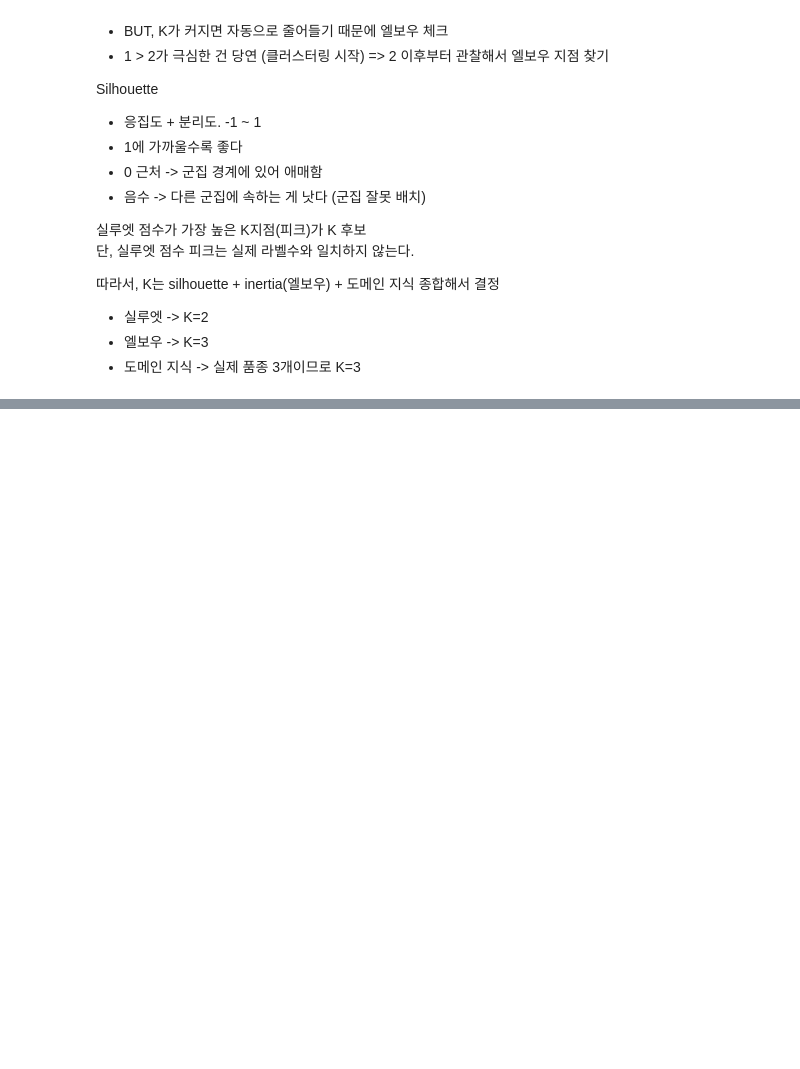
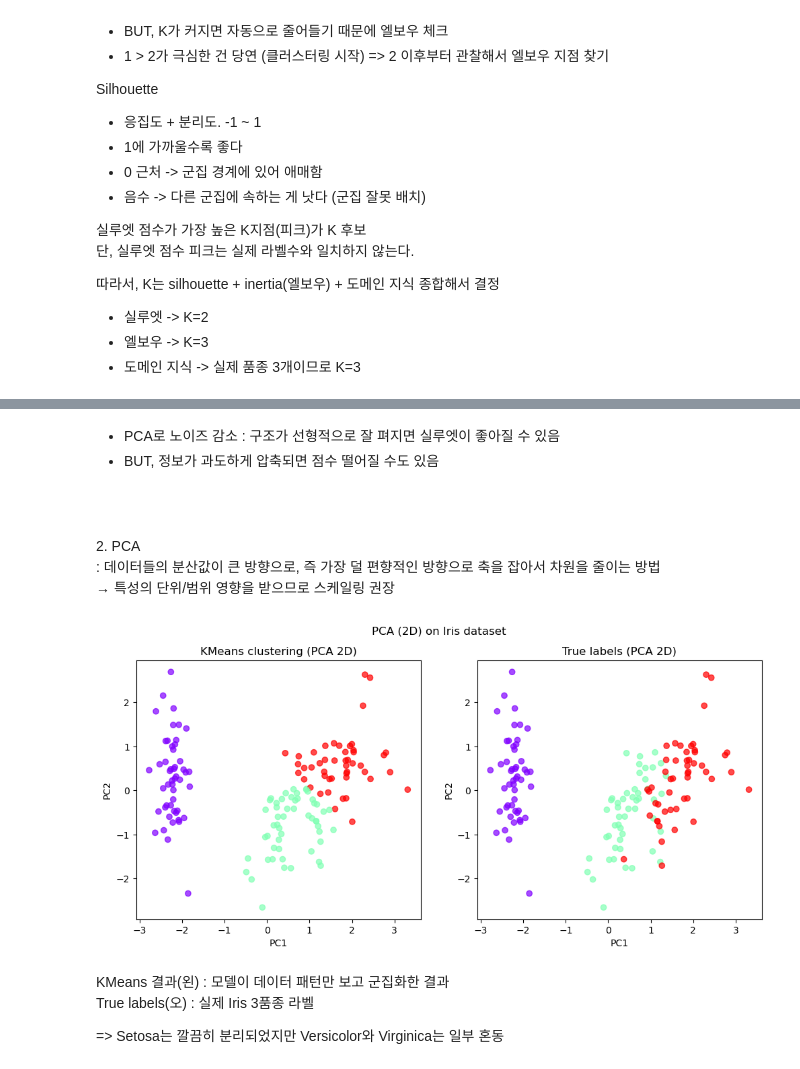
Before and after one commit to atleast10years/ai-ml, a Jupyter notebook: unsupervised_learning.ipynb, the cells around one changed output, grey strips where cells are left out. Saved outputs shown, nothing was run; the diff lists cells and outputs as text; code cells hidden in the pictures; blank space fills up the shorter version.

```diff
--- a/unsupervised_learning.ipynb
+++ b/unsupervised_learning.ipynb
@@ -152,0 +257,71 @@ PCA로 차원 축소 후 실루엣 점수의 변화 비교
+# %% [markdown]
+- PCA로 노이즈 감소 : 구조가 선형적으로 잘 펴지면 실루엣이 좋아질 수 있음
+- BUT, 정보가 과도하게 압축되면 점수 떨어질 수도 있음
+# %% [markdown]
+<br><br>
+2. PCA<br>
+ : 데이터들의 분산값이 큰 방향으로, 즉 가장 덜 편향적인 방향으로 축을 잡아서 차원을 줄이는 방법<br>
+  → 특성의 단위/범위 영향을 받으므로 스케일링 권장
+# %%
+# Iris 데이터(4D) PCA(2D)+Kmeans 후 실제 품종 레이블과 비교
+from sklearn.decomposition import PCA
+from sklearn.pipeline import Pipeline
+from sklearn.preprocessing import StandardScaler
+from sklearn.cluster import KMeans
+import matplotlib.pyplot as plt
+
+from sklearn.metrics import confusion_matrix
+import numpy as np
+
+iris = load_iris()
+X = iris.data
+y = iris.target # 실제 품종 레이블
+
+pipe = Pipeline([
+  ("scaler", StandardScaler()),
+  ("pca", PCA(n_components=2, random_state=42)),
+  ("kmeans", KMeans(n_clusters=3, random_state=42, n_init=10))
+])
+pipe.fit(X)
+
+# PCA 변환된 데이터 얻기
+X_pca = pipe.named_steps["pca"].transform(
+  pipe.named_steps["scaler"].transform(X)
+)
+labels = pipe.named_steps["kmeans"].labels_
+
+# 군집 매핑 (색상 맞추기)
+cm = confusion_matrix(y, labels) # 행: 실제 클래스, 열: cluster 번호
+mapping = np.argmax(cm, axis=1)
+"""
+np.argmax 가장 큰 값의 인덱스 반환 (axis=1 : 각 행에서 가장 큰 열 인덱스 찾기)
+=> 혼동행렬에서 각 클래스마다 가장 많이 겹친 cluster 번호 찾기
+즉, 실제 클래스에 대응하는 군집 번호
+"""
+labels = np.array([mapping[label] for label in labels])
+
+# 시각화
+fig, axes = plt.subplots(1, 2, figsize=(12,5))
+
+# 1) 군집 : KMeans 결과
+axes[0].scatter(X_pca[:,0], X_pca[:,1], c=labels, cmap="rainbow", alpha=0.7)
+axes[0].set_title("KMeans clustering (PCA 2D)")
+
+# 2) 실제 품종 레이블
+axes[1].scatter(X_pca[:,0], X_pca[:,1], c=y, cmap="rainbow", alpha=0.7)
+axes[1].set_title("True labels (PCA 2D)")
+
+for ax in axes:
+  ax.set_xlabel("PC1")
+  ax.set_ylabel("PC2")
+
+plt.suptitle("PCA (2D) on Iris dataset")
+plt.show()
+# %% [output]
+[figure, added]
+# %% [markdown]
+KMeans 결과(왼) : 모델이 데이터 패턴만 보고 군집화한 결과<br>
+True labels(오) : 실제 Iris 3품종 라벨
+
+
+=> Setosa는 깔끔히 분리되었지만 Versicolor와 Virginica는 일부 혼동
```
Also changed, not shown: parts of 7 cells of this notebook.
